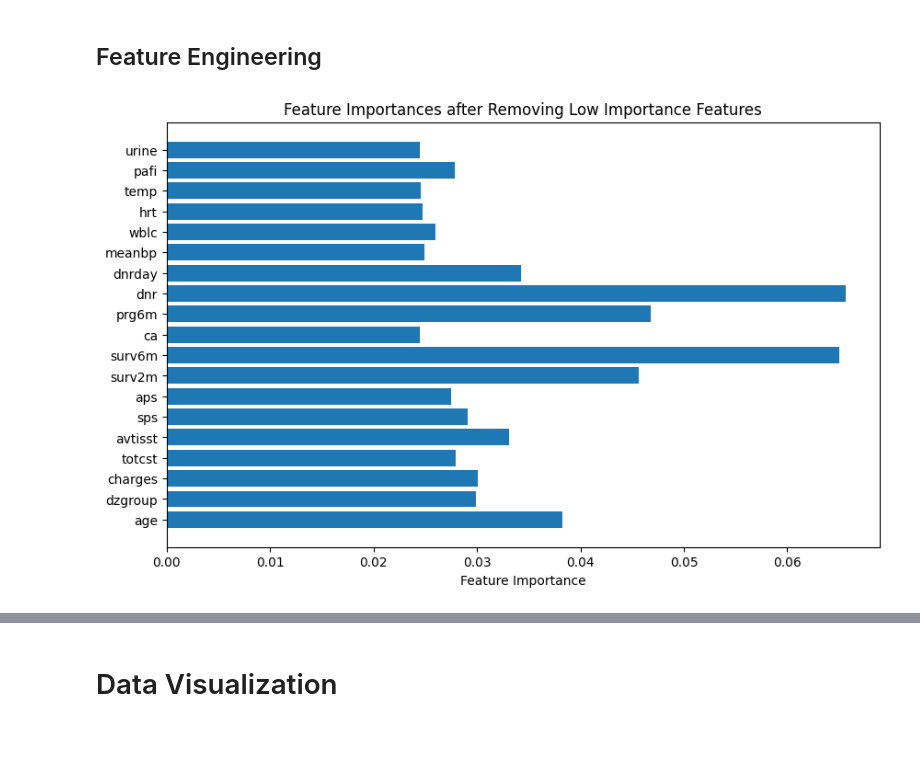
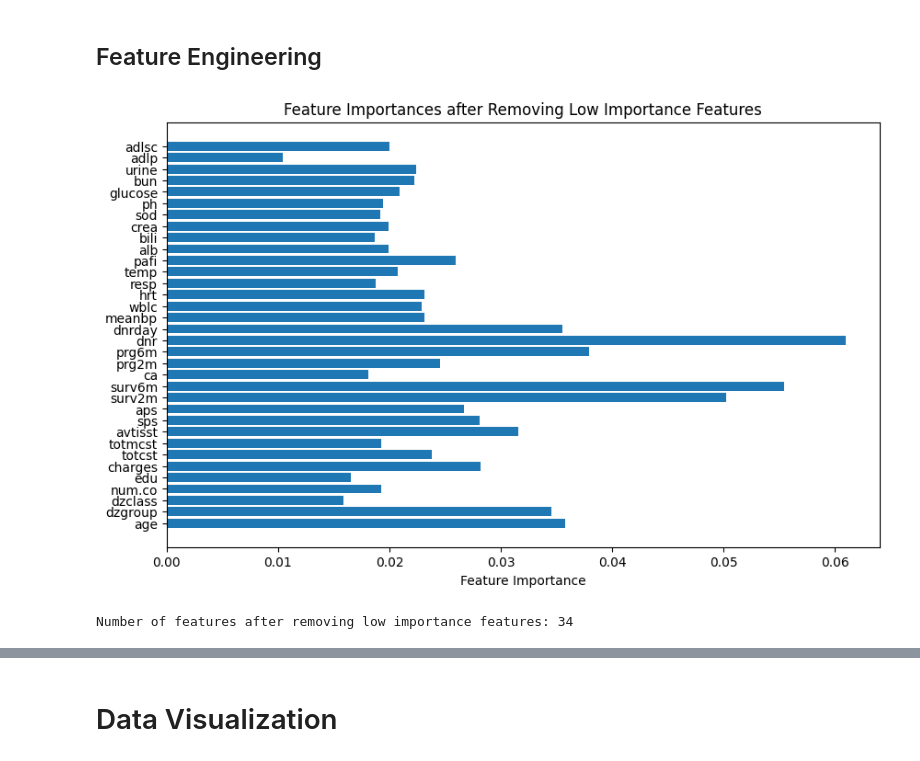
Before and after one commit to Pseudonymous-gdy/Machine-Learning, a Jupyter notebook: Project/Machine_Learning_Project.ipynb, the cells around one changed output, grey strips where cells are left out. Drawn from its saved outputs; the diff is of its cells as text; code cells hidden in the pictures.

```diff
--- a/Project/Machine_Learning_Project.ipynb
+++ b/Project/Machine_Learning_Project.ipynb
@@ -219,8 +280,8 @@ def fill_missing_values(data: pd.DataFrame, missing_col: str) -> pd.DataFrame:
 
     # Handle numerical columns
     else:
-        # Create polynomial features (degree = 2)
-        poly = PolynomialFeatures(degree = 2)
+        # Create polynomial features (degree = 12)
+        poly = PolynomialFeatures(degree = 12)
         # Transform the training features to polynomial features
         X_train_poly = poly.fit_transform(X_train)
 
@@ -240,5 +301,7 @@ def fill_missing_values(data: pd.DataFrame, missing_col: str) -> pd.DataFrame:
 
 
 for i in missing_value_proportion.index:
-  data[i] = fill_missing_values(data, i)
+    # Identify a column with judging if there is an missing value
+    data['missing_' + i] = data[i].isnull().astype(float)
+    data[i] = fill_missing_values(data, i)
 # %% [output]
@@ -308,6 +366,8 @@ def outlier_detection(data):
 
     # Numerical: IQR method (threshold=3, typical for moderate outlier frequency)
     num_cols = results.select_dtypes(include=["number"]).columns
+    # Exclude columns that start with 'missing_'
+    num_cols = [col for col in num_cols if not col.startswith('missing_')]
     def iqr_detector(col, threshold=3):
         q1 = col.quantile(0.25)
         q3 = col.quantile(0.75)
@@ -345,11 +405,10 @@ demo.describe()
 # %%
 count = 0
 for row in demo.index:
-    if demo.loc[row].sum() > 5:
+    if demo.loc[row].sum() > 6:
         # print(f"Row {row} is an outlier in the following methods: {demo.loc[row][demo.loc[row] == 1].index.tolist()}")
         pass
     else:
-        print(f"Row {row} is not an outlier in any method.")
         count += 1
 count
 # %% [output]
@@ -380,7 +422,7 @@ def remove_outliers(data):
     """
     crit = outlier_detection(data)
     for row in crit.index:
-        if crit.loc[row].sum() > 5:
+        if crit.loc[row].sum() > 6:
             data = data.drop(row)
     return data
 
@@ -442,35 +484,37 @@ def delete_low_importance_features(data, target_cols, threshold=0.01):
     model.fit(X_encoded, y)
 
     # Get feature importances
     importances = model.feature_importances_
 
     # Select features above the threshold
     selected_features = X_encoded.columns[importances > threshold]
 
     return data[selected_features.tolist() + target_cols], model.feature_importances_
 # Only drop columns that exist in the DataFrame
 target_cols = [col for col in ['death', 'sfdm2', 'hospdead'] if col in data_no_outliers.columns]
-data_no_low_importance, importance = delete_low_importance_features(data_no_outliers, target_cols=target_cols, threshold=0.024)
+data_no_low_importance, importance = delete_low_importance_features(data_no_outliers, target_cols=target_cols, threshold=0.01)
 
 # plot feature importances for selected features only
 selected_features = data_no_low_importance.drop(columns=['death']).columns
 
 # Only drop columns that exist in the DataFrame for original_features
 original_features = data_no_outliers.drop(columns=target_cols).columns
 
 # Get importances for selected_features by matching their positions in original_features
 selected_importances = [importance[original_features.get_loc(col)] for col in selected_features if col in original_features]
 
 # Ensure selected_features and selected_importances have the same length
 selected_features_plot = [col for col in selected_features if col in original_features]
 
 plt.figure(figsize=(10, 6))
 plt.barh(selected_features_plot, selected_importances)
 plt.xlabel('Feature Importance')
 plt.title('Feature Importances after Removing Low Importance Features')
 plt.show()
+print(f"Number of features after removing low importance features: {len(selected_features_plot)}")
 # %% [output]
-[figure, old version]
+[figure, new version]
+Number of features after removing low importance features: 34
 # %%
 data_no_low_importance
 # %% [output]
```
Also changed, not shown: parts of 20 cells of this notebook, 1 other file.
